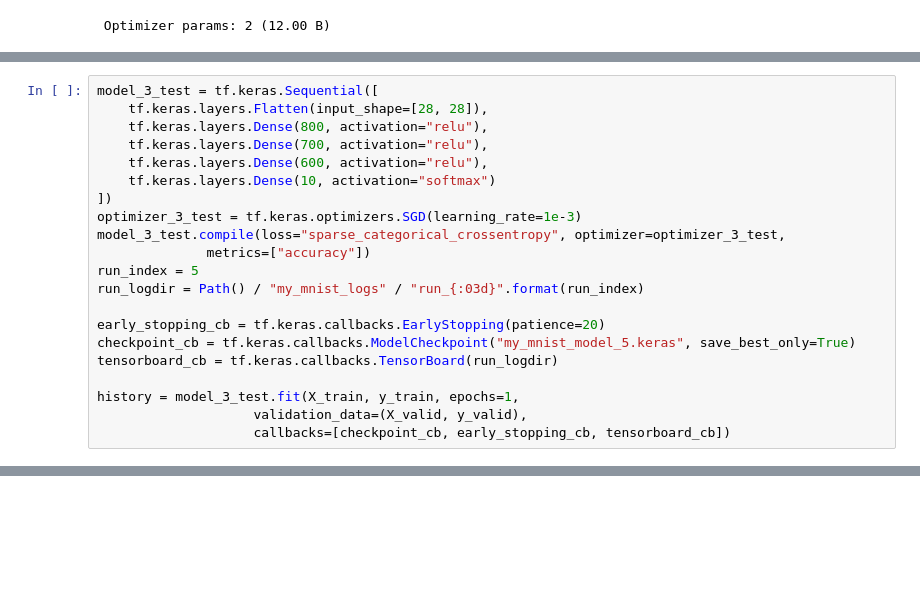
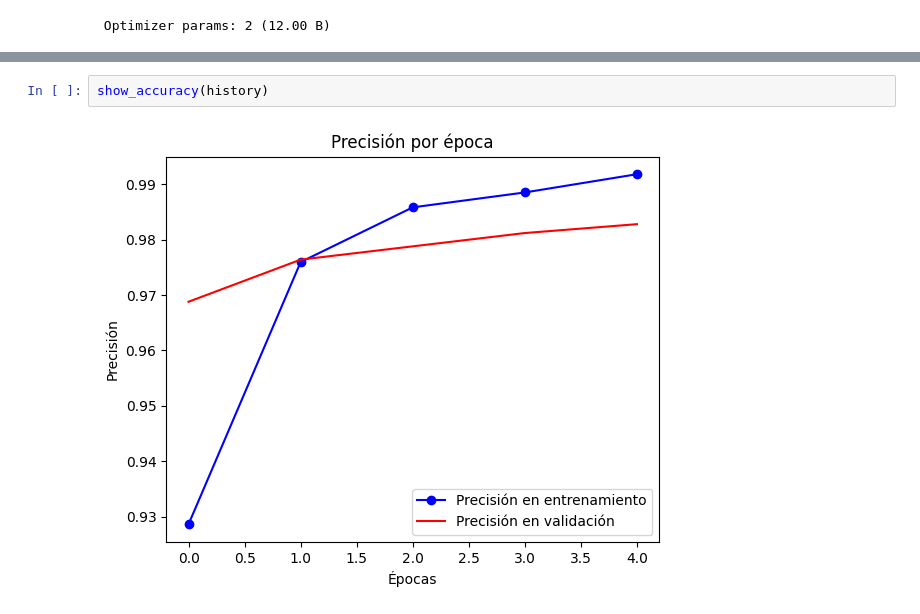
Before and after one commit to MaciaKing/UNED, a Jupyter notebook: Aprendizaje Profundo/Entrgas/PEC0.ipynb, the cells around one changed output, grey strips where cells are left out. Saved outputs shown, nothing was run; the diff lists cells and outputs as text; blank space fills up the shorter version.

```diff
--- a/Aprendizaje Profundo/Entrgas/PEC0.ipynb
+++ b/Aprendizaje Profundo/Entrgas/PEC0.ipynb
@@ -499,21 +571,0 @@ Factor de learning rate en el punto mas abajo: 0.8232265520095824
-# %%
-model_3_test = tf.keras.Sequential([
-    tf.keras.layers.Flatten(input_shape=[28, 28]),
-    tf.keras.layers.Dense(800, activation="relu"),
-    tf.keras.layers.Dense(700, activation="relu"),
-    tf.keras.layers.Dense(600, activation="relu"),
-    tf.keras.layers.Dense(10, activation="softmax")
-])
-optimizer_3_test = tf.keras.optimizers.SGD(learning_rate=1e-3)
-model_3_test.compile(loss="sparse_categorical_crossentropy", optimizer=optimizer_3_test,
-              metrics=["accuracy"])
-run_index = 5
-run_logdir = Path() / "my_mnist_logs" / "run_{:03d}".format(run_index)
-
-early_stopping_cb = tf.keras.callbacks.EarlyStopping(patience=20)
-checkpoint_cb = tf.keras.callbacks.ModelCheckpoint("my_mnist_model_5.keras", save_best_only=True)
-tensorboard_cb = tf.keras.callbacks.TensorBoard(run_logdir)
-
-history = model_3_test.fit(X_train, y_train, epochs=1,
-                    validation_data=(X_valid, y_valid),
-                    callbacks=[checkpoint_cb, early_stopping_cb, tensorboard_cb])
@@ -522 +572,5 @@ history = model_3_test.fit(X_train, y_train, epochs=1,
+# %%
+show_accuracy(history)
+# %% [output]
+[figure, added]
 # %%
```
Also changed, not shown: parts of 47 cells of this notebook, 2 other files.
